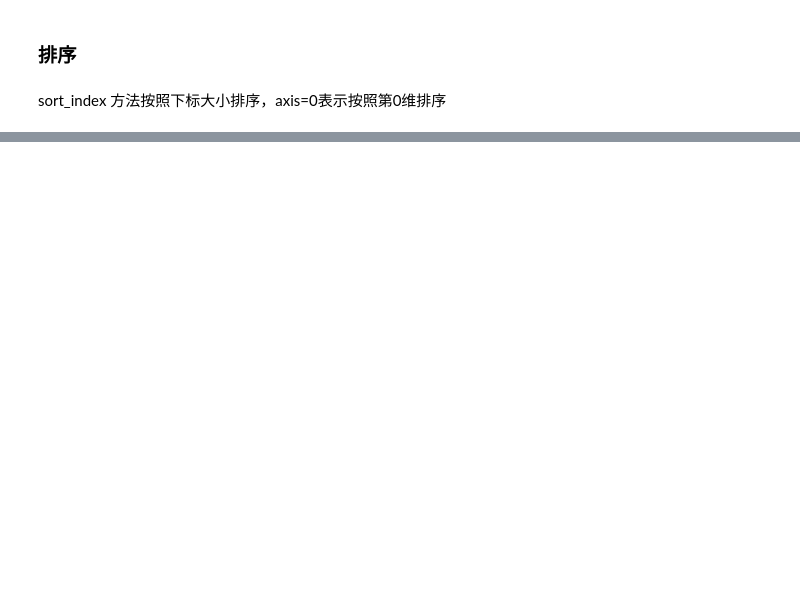
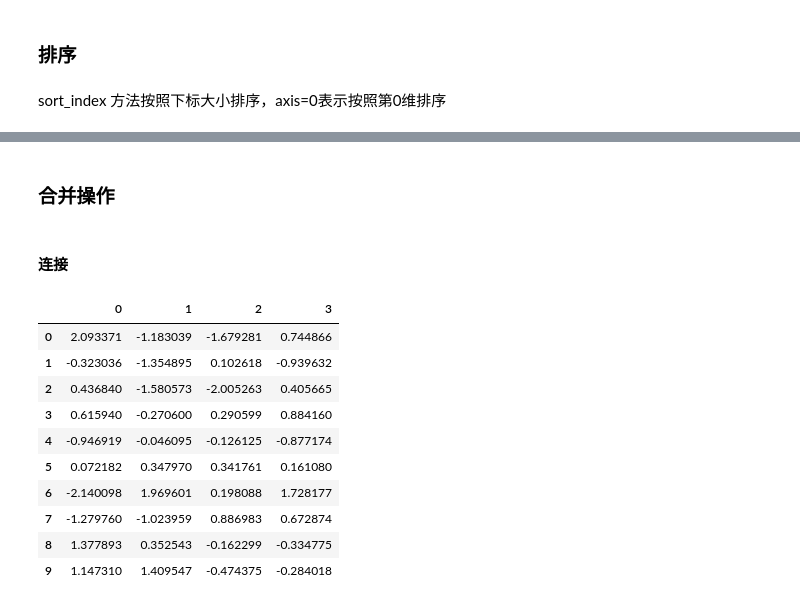
Before and after one commit to Saitama-97/ml_in_action, a Jupyter notebook: code/pandas_tutorial/1_pandas_overview.ipynb, the cells around one changed output, grey strips where cells are left out. Cells and saved outputs as stored; diff of their text form; code cells hidden in the pictures; blank space fills up the shorter version.

```diff
--- a/code/pandas_tutorial/1_pandas_overview.ipynb
+++ b/code/pandas_tutorial/1_pandas_overview.ipynb
@@ -150,0 +483,20 @@ df.sort_index(axis=1, ascending=False)
+# %% [markdown]
+### 合并操作
+# %% [markdown]
+#### 连接
+# %%
+df = pd.DataFrame(np.random.randn(10,4))
+# %%
+df
+# %% [output]
+|  | 0 | 1 | 2 | 3 |
+| 0 | 2.093371 | -1.183039 | -1.679281 | 0.744866 |
+| 1 | -0.323036 | -1.354895 | 0.102618 | -0.939632 |
+| 2 | 0.436840 | -1.580573 | -2.005263 | 0.405665 |
+| 3 | 0.615940 | -0.270600 | 0.290599 | 0.884160 |
+| 4 | -0.946919 | -0.046095 | -0.126125 | -0.877174 |
+| 5 | 0.072182 | 0.347970 | 0.341761 | 0.161080 |
+| 6 | -2.140098 | 1.969601 | 0.198088 | 1.728177 |
+| 7 | -1.279760 | -1.023959 | 0.886983 | 0.672874 |
+| 8 | 1.377893 | 0.352543 | -0.162299 | -0.334775 |
+| 9 | 1.147310 | 1.409547 | -0.474375 | -0.284018 |
```
Also changed, not shown: parts of 55 cells of this notebook.
